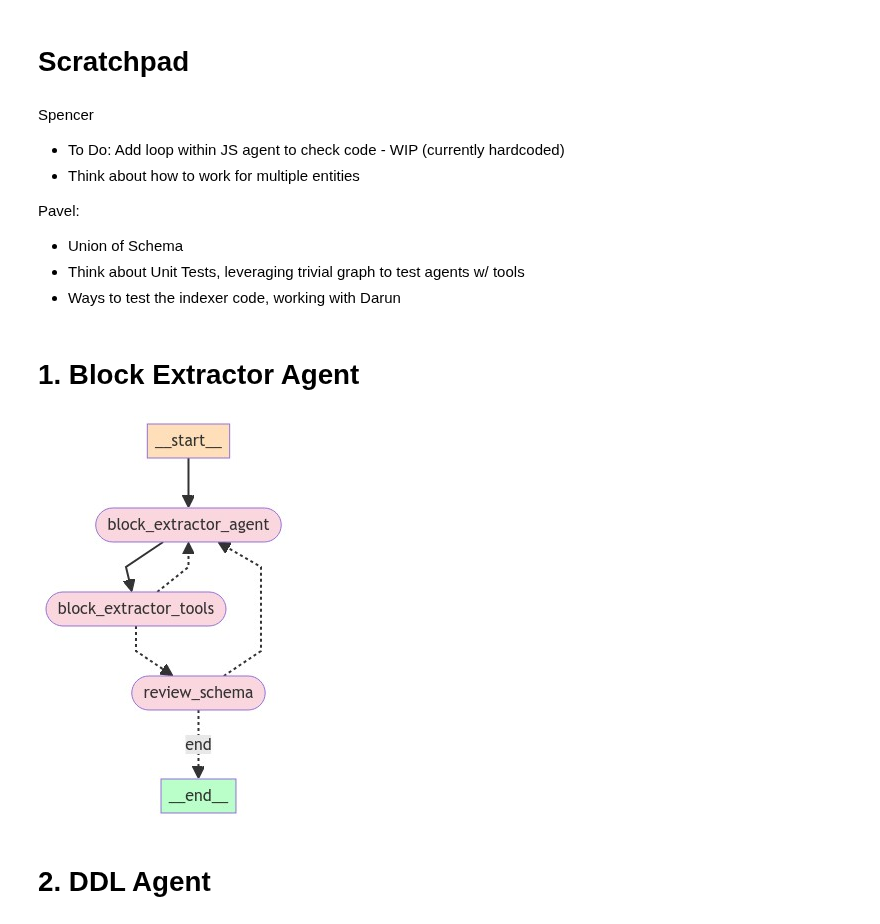
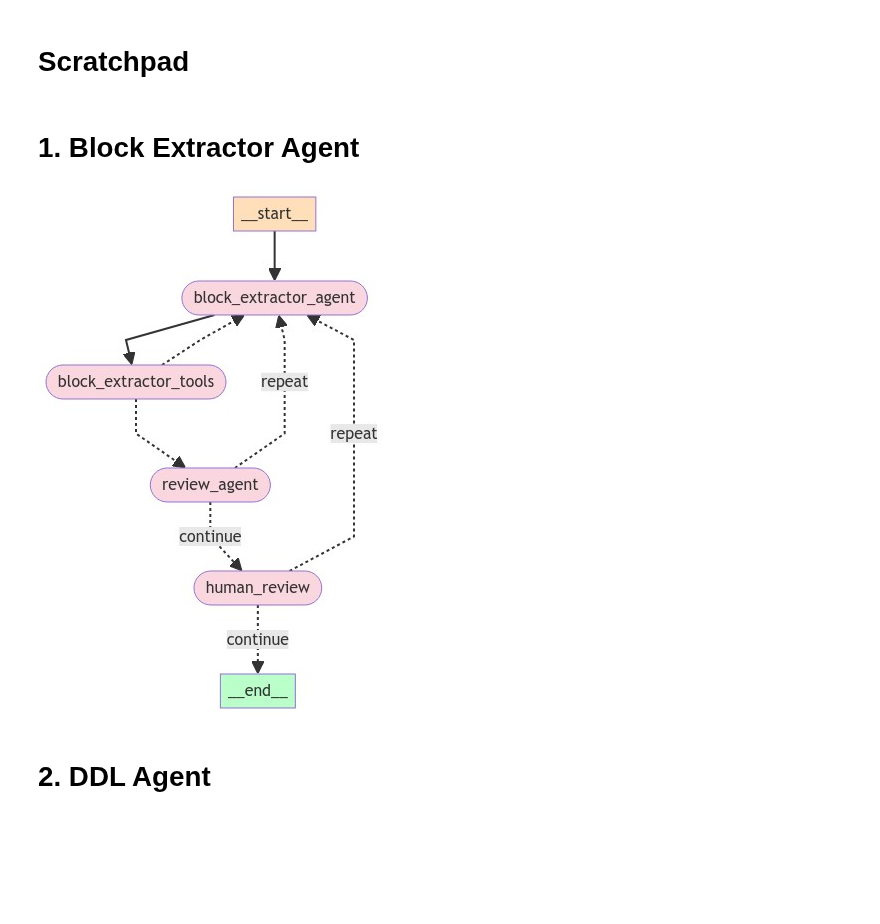
Before and after one commit to near/indexer-agent, a Jupyter notebook: SP_Agent_v1.ipynb, the cells around one changed output. Saved outputs shown, nothing was run; the diff lists cells and outputs as text; code cells hidden in the pictures; blank space fills up the shorter version.

```diff
--- a/SP_Agent_v1.ipynb
+++ b/SP_Agent_v1.ipynb
@@ -71,11 +91,2 @@ display(Image(app.get_graph(xray=True).draw_mermaid_png()))
 # %% [markdown]
 # Scratchpad
-# %% [markdown]
-Spencer
-- To Do: Add loop within JS agent to check code - WIP (currently hardcoded)
-- Think about how to work for multiple entities
-
-Pavel:
-- Union of Schema
-- Think about Unit Tests, leveraging trivial graph to test agents w/ tools
-- Ways to test the indexer code, working with Darun
@@ -139,33 +120,30 @@ dml_code_agent = DMLCodeAgent(dml_code_agent_model,ToolExecutor(dml_tools))
 # 1. Block Extractor Agent
 # %%
 # Define conditional logic
-def block_extractor_agent_router(state):
-    last_message = state["messages"][-1]
-    iterations = state['iterations']
-    # If there is no tool call, then we review schema
-    if not last_message.tool_calls:
-        return "review_schema"
-    # If more than X iterations have occurred end to prevent infinite loop
+def code_review_router(state):
+    should_continue=state.should_continue
+    iterations = state.iterations
+    if should_continue:
+        return "continue"
     elif iterations > 3:
         return "end"
-    # Otherwise if there is, we call tools
     else:
-        return "block_extractor_tools"
+        return "repeat"
 
 def should_review(state):
-    block_schema = state["block_schema"]
+    block_schema = state.block_schema
     # If block schema is no longer null we review schema
     if block_schema != "":
-        return "review_schema"
+        return "review_agent"
     else:
         return "block_extractor_agent"
 
-def review_router(state):
-    should_continue = state['should_continue']
+def human_review_router(state):
+    should_continue = state.should_continue
     if should_continue==True:
-        return "end"
+        return "continue"
     else:
-        return "block_extractor_agent"
+        return "repeat"
 
 
 from langgraph.graph import END, StateGraph
@@ -174,41 +152,50 @@ workflow = StateGraph(GraphState)
 
 ## Define the Agent nodes
 workflow.add_node("block_extractor_agent", block_extractor_agent.call_model)
+workflow.add_node("review_agent", review_agent.call_model)
 
 ## Tool Nodes
 workflow.add_node("block_extractor_tools",block_extractor_agent.call_tool)
 
 ## Human Review
-workflow.add_node("review_schema",block_extractor_agent.human_review)
+workflow.add_node("human_review",review_agent.human_review)
 
 ## Add Edges
 workflow.set_entry_point("block_extractor_agent")
 workflow.add_edge("block_extractor_agent", "block_extractor_tools")
 
 # Add Conditional Edges
 # Check if schema is filled in
 workflow.add_conditional_edges(
     "block_extractor_tools",
     should_review,
     {
         "block_extractor_agent":"block_extractor_agent",
-        "review_schema": "review_schema",
+        "review_agent": "review_agent",
+    }
+)
+workflow.add_conditional_edges(
+    "review_agent",
+    code_review_router,
+    {
+        "continue":"human_review",
+        "repeat": "block_extractor_agent",
     }
 )
 # Human review of schema
 workflow.add_conditional_edges(
-    "review_schema",
-    review_router,
+    "human_review",
+    human_review_router,
     {
-        "block_extractor_agent": "block_extractor_agent",
-        "end": END,
+        "continue": END,
+        "repeat": "block_extractor_agent",
     }
 )
 
 be_app = workflow.compile()
 display(Image(be_app.get_graph(xray=True).draw_mermaid_png()))
 # %% [output]
-[figure, old version]
+[figure, new version]
 # %%
 # from langchain_core.messages import HumanMessage
 
```
Also changed, not shown: parts of 24 cells of this notebook, 7 other files.
